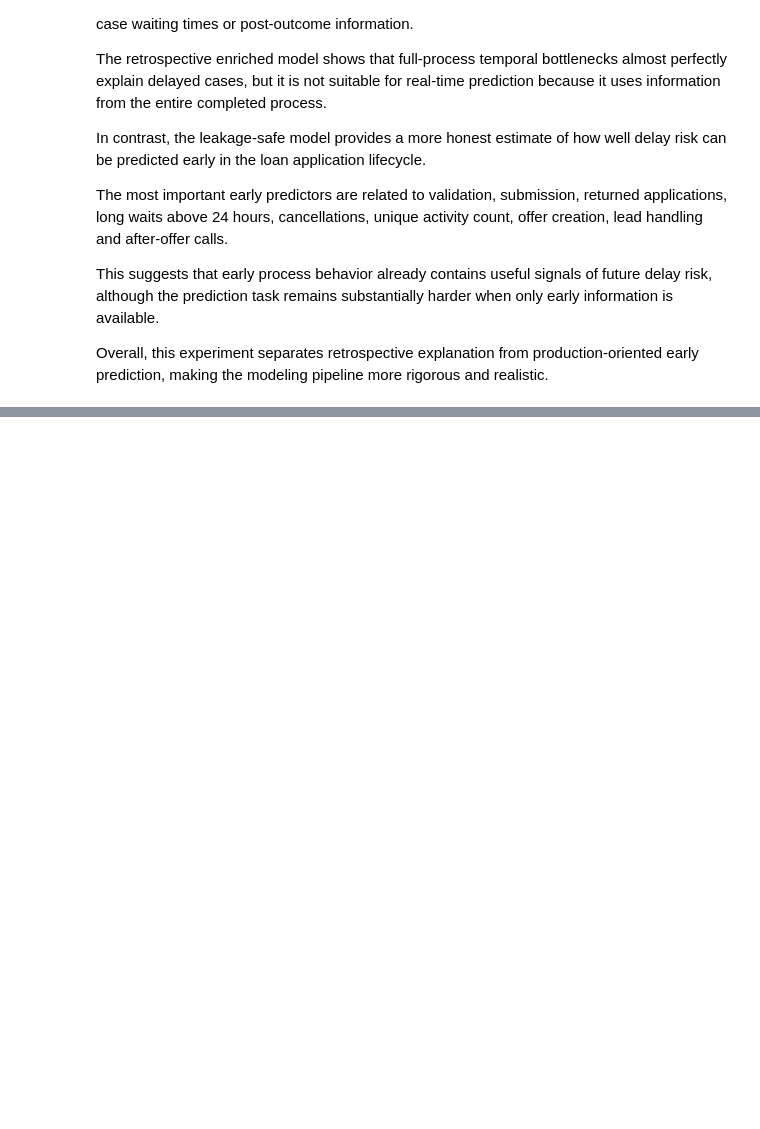
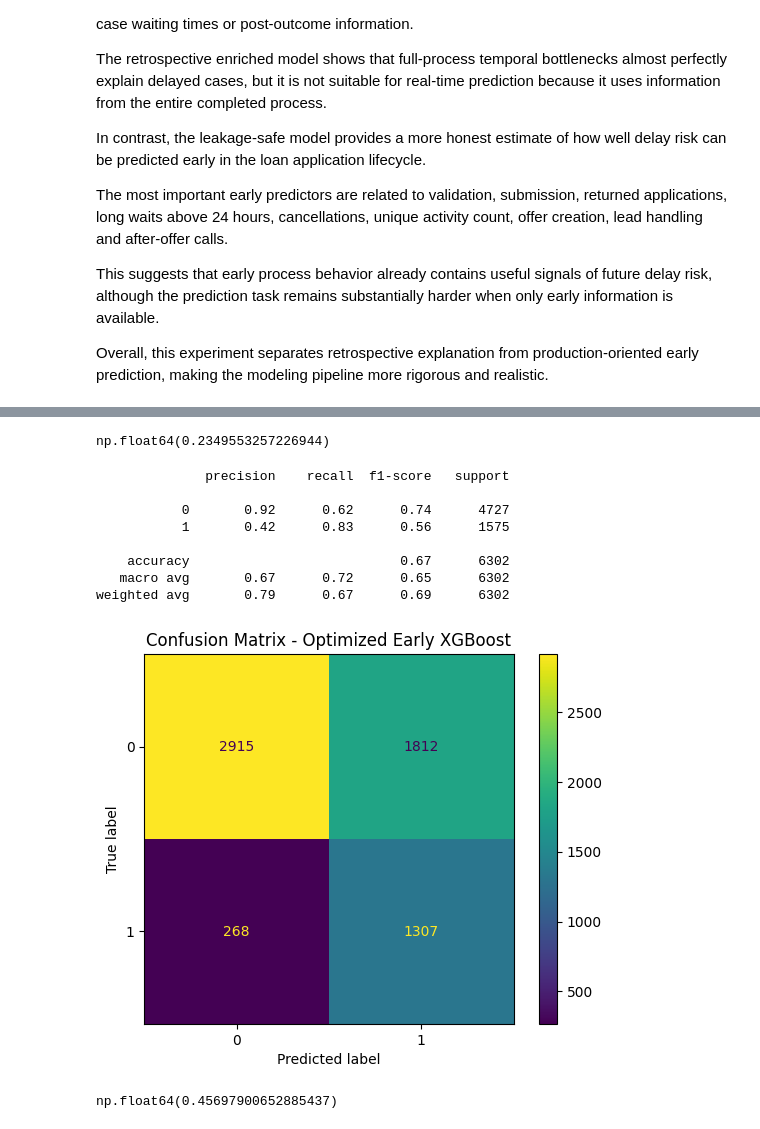
Before and after one commit to alfergal/ml-studio, a Jupyter notebook: ml/loanops/notebooks/03_enriched_modeling.ipynb, the cells around one changed output, grey strips where cells are left out. Cells and saved outputs as stored; diff of their text form; code cells hidden in the pictures; blank space fills up the shorter version.

Commit message:
Add threshold optimization for early risk detection

```diff
--- a/ml/loanops/notebooks/03_enriched_modeling.ipynb
+++ b/ml/loanops/notebooks/03_enriched_modeling.ipynb
@@ -378,0 +385,22 @@ Overall, this experiment separates retrospective explanation from production-ori
+# %%
+from sklearn.metrics import precision_recall_curve
+
+precision, recall, thresholds = precision_recall_curve(
+    y_test,
+    y_proba_early,
+)
+
+threshold_metrics = pd.DataFrame({
+    "threshold": thresholds,
+    "precision": precision[:-1],
+    "recall": recall[:-1],
+})
+
+threshold_metrics["f1"] = (
+    2
+    * threshold_metrics["precision"]
+    * threshold_metrics["recall"]
+    / (threshold_metrics["precision"] + threshold_metrics["recall"])
+)
+
+threshold_metrics.sort_values("f1", ascending=False).head(10)
@@ -378,0 +419,41 @@ Overall, this experiment separates retrospective explanation from production-ori
+# %%
+best_f1_threshold = threshold_metrics.sort_values(
+    "f1",
+    ascending=False,
+).iloc[0]["threshold"]
+
+best_f1_threshold
+# %% [output]
+np.float64(0.2349553257226944)
+# %%
+y_pred_early_f1 = (y_proba_early >= best_f1_threshold).astype(int)
+
+print(classification_report(y_test, y_pred_early_f1))
+
+ConfusionMatrixDisplay.from_predictions(
+    y_test,
+    y_pred_early_f1,
+)
+
+plt.title("Confusion Matrix - Optimized Early XGBoost")
+plt.show()
+# %% [output]
+              precision    recall  f1-score   support
+
+           0       0.92      0.62      0.74      4727
+           1       0.42      0.83      0.56      1575
+
+    accuracy                           0.67      6302
+   macro avg       0.67      0.72      0.65      6302
+weighted avg       0.79      0.67      0.69      6302
+[figure, added]
+# %%
+business_threshold = (
+    threshold_metrics[threshold_metrics["precision"] >= 0.50]
+    .sort_values("recall", ascending=False)
+    .iloc[0]["threshold"]
+)
+
+business_threshold
+# %% [output]
+np.float64(0.45697900652885437)
```
Also changed, not shown: parts of 4 cells of this notebook.
